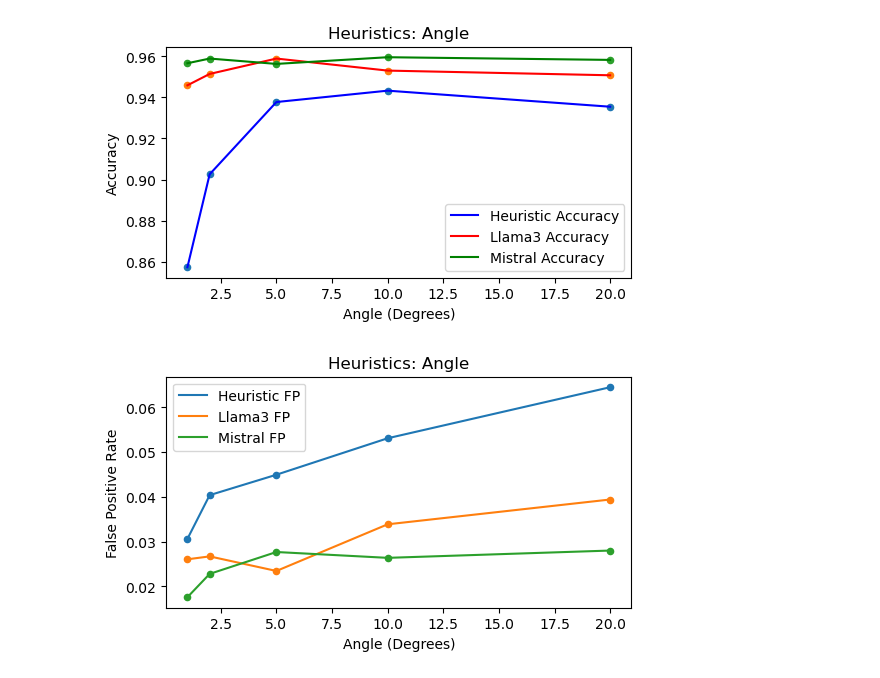
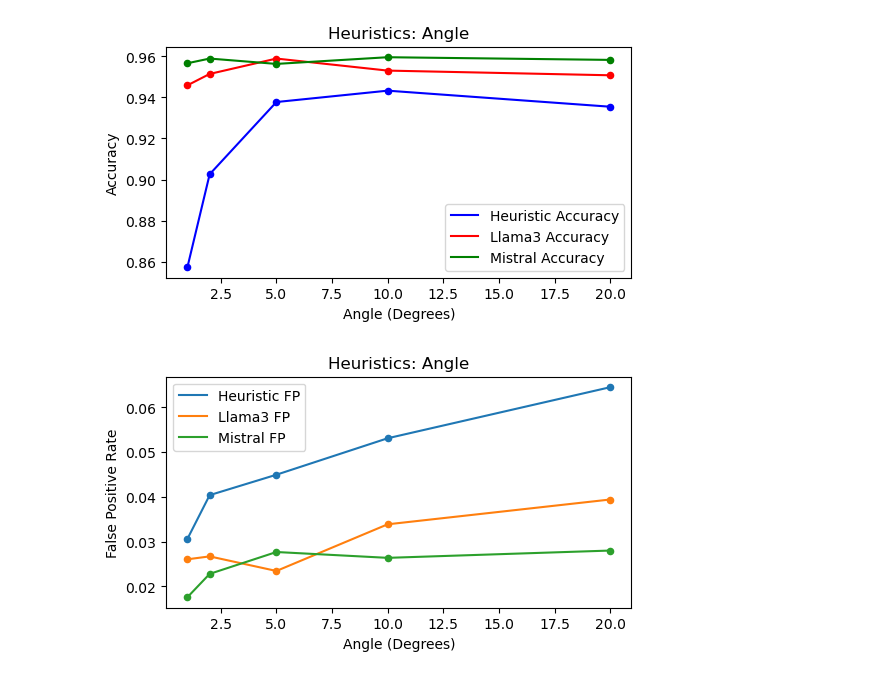
Before and after one commit to BeanHam/2024-spatial-data-integration, a Jupyter notebook: inference_results/results_visualization.ipynb, the cells around one changed output. Cells and saved outputs as stored; diff of their text form; code cells hidden in the pictures.

```diff
--- a/inference_results/results_visualization.ipynb
+++ b/inference_results/results_visualization.ipynb
@@ -79,21 +79,21 @@ for d in degrees:
 # %%
 plt.figure(figsize=(6,3))
 plt.plot(degrees,heuristic_accuracy,label='Heuristic Accuracy',color='blue')
 plt.plot(degrees,llama_accuracy,label='Llama3 Accuracy',color='red')
 plt.plot(degrees,mistral_accuracy,label='Mistral Accuracy',color='green')
-plt.scatter(degrees, heuristic_accuracy,s=20)
-plt.scatter(degrees, llama_accuracy,s=20)
-plt.scatter(degrees, mistral_accuracy,s=20)
+plt.scatter(degrees, heuristic_accuracy,s=20,color='blue')
+plt.scatter(degrees, llama_accuracy,s=20,color='red')
+plt.scatter(degrees, mistral_accuracy,s=20,color='green')
 #plt.hlines(max(heuristic_accuracy), xmin=degrees[np.argmax(heuristic_accuracy)]-2.5, xmax=degrees[np.argmax(heuristic_accuracy)]+2.5, linestyle='dashed', label='Best Heuristic')
 #plt.hlines(max(llama_accuracy), xmin=degrees[np.argmax(llama_accuracy)]-2.5, xmax=degrees[np.argmax(llama_accuracy)]+2.5, linestyle='dashed', color='orange',label='Best Llama')
 #plt.hlines(max(mistral_accuracy), xmin=degrees[np.argmax(mistral_accuracy)]-2.5, xmax=degrees[np.argmax(mistral_accuracy)]+2.5, linestyle='dashed', color='green',label='Best Mistral')
 plt.title('Heuristics: Angle')
 plt.ylabel('Accuracy')
 plt.xlabel('Angle (Degrees)')
 plt.legend()
 pass
 # %% [output]
-[figure, old version]
+[figure, new version]
 # %%
 plt.figure(figsize=(6,3))
 plt.plot(degrees,heuristic_fp,label='Heuristic FP')
```
Also changed, not shown: 1 other file.
